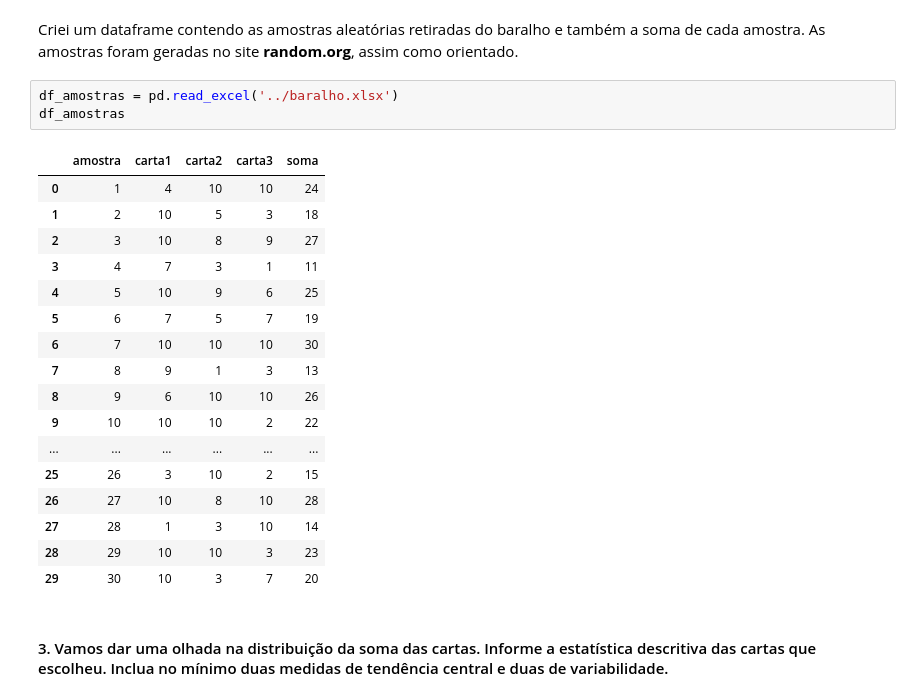
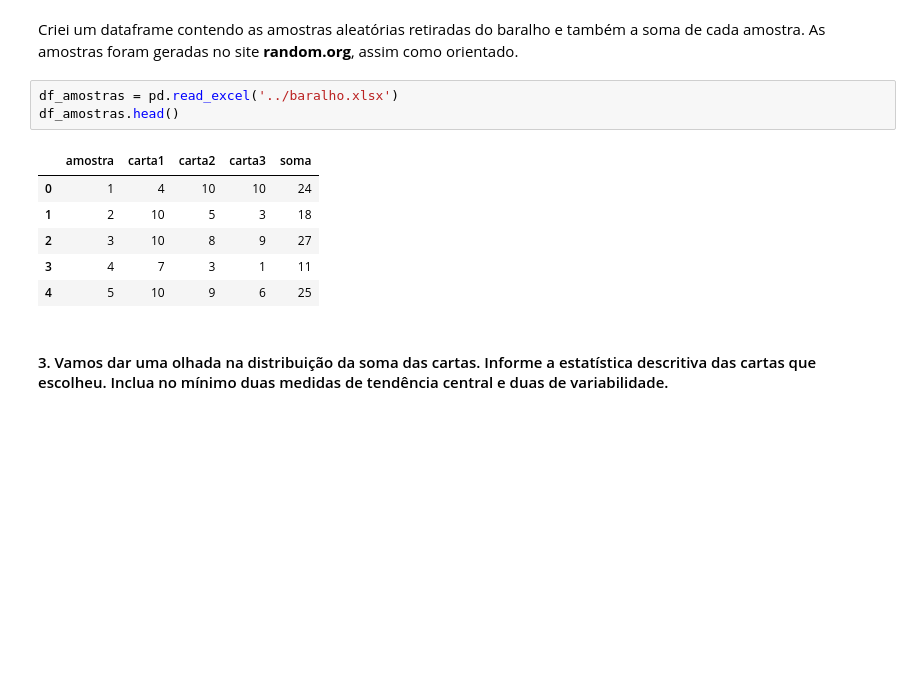
Before and after one commit to psartoro/project-descriptive-statistics, a Jupyter notebook: Projeto Final Udacity - Estatística Descritiva.ipynb, the cells around one changed output. Drawn from its saved outputs; the diff is of its cells as text; blank space fills up the shorter version.

```diff
--- a/Projeto Final Udacity - Estatística Descritiva.ipynb
+++ b/Projeto Final Udacity - Estatística Descritiva.ipynb
@@ -54,25 +55,14 @@ plt.show()
 Criei um dataframe contendo as amostras aleatórias retiradas do baralho e também a soma de cada amostra. As amostras foram geradas no site **random.org**, assim como orientado.
 # %%
 df_amostras = pd.read_excel('../baralho.xlsx')
-df_amostras
+df_amostras.head()
 # %% [output]
 |  | amostra | carta1 | carta2 | carta3 | soma |
 | 0 | 1 | 4 | 10 | 10 | 24 |
 | 1 | 2 | 10 | 5 | 3 | 18 |
 | 2 | 3 | 10 | 8 | 9 | 27 |
 | 3 | 4 | 7 | 3 | 1 | 11 |
 | 4 | 5 | 10 | 9 | 6 | 25 |
-| 5 | 6 | 7 | 5 | 7 | 19 |
-| 6 | 7 | 10 | 10 | 10 | 30 |
-| 7 | 8 | 9 | 1 | 3 | 13 |
-| 8 | 9 | 6 | 10 | 10 | 26 |
-| 9 | 10 | 10 | 10 | 2 | 22 |
-| ... | ... | ... | ... | ... | ... |
-| 25 | 26 | 3 | 10 | 2 | 15 |
-| 26 | 27 | 10 | 8 | 10 | 28 |
-| 27 | 28 | 1 | 3 | 10 | 14 |
-| 28 | 29 | 10 | 10 | 3 | 23 |
-| 29 | 30 | 10 | 3 | 7 | 20 |
 # %% [markdown]
 #### 3. Vamos dar uma olhada na distribuição da soma das cartas. Informe a estatística descritiva das cartas que escolheu. Inclua no mínimo duas medidas de tendência central e duas de variabilidade.
 # %%
```
Also changed, not shown: parts of 5 cells of this notebook.
